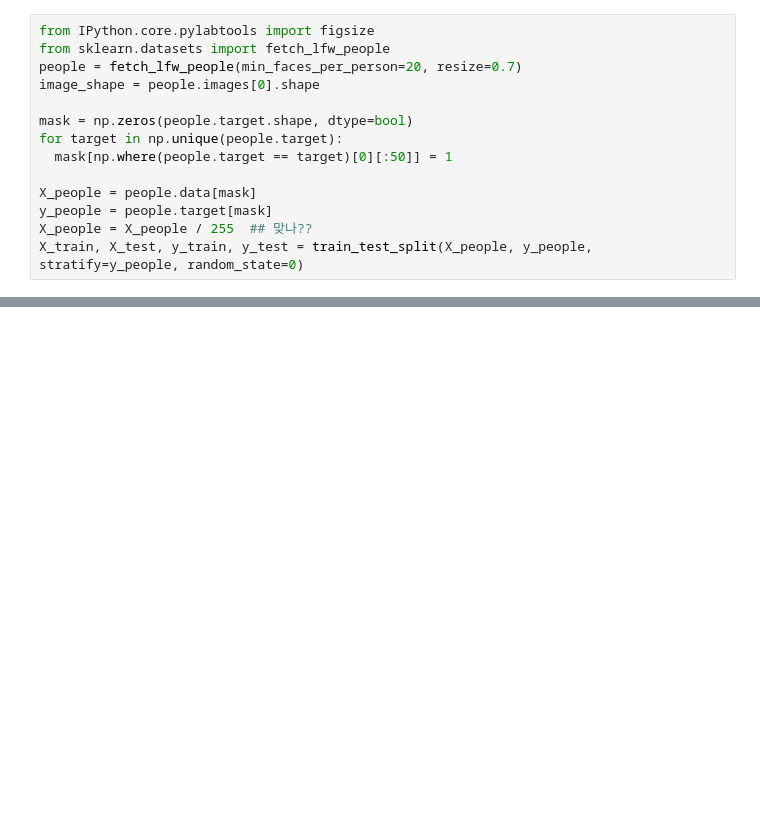
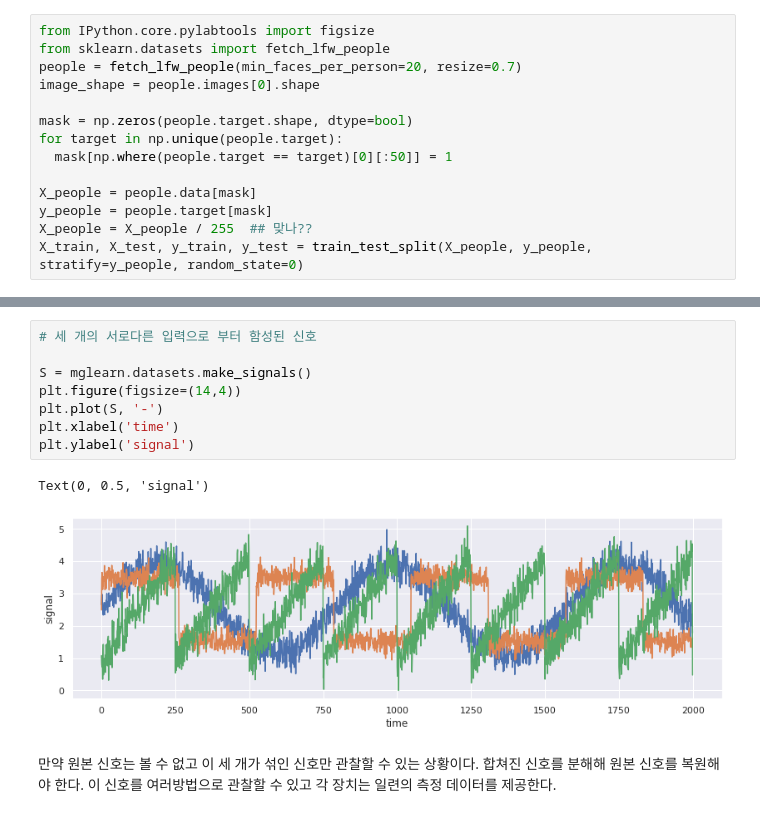
Before and after one commit to 201ssc/python_test1, a Jupyter notebook: 3_4_2_비음수_행렬_분해.ipynb, the cells around one changed output, grey strips where cells are left out. Cells and saved outputs as stored; diff of their text form; blank space fills up the shorter version.

```diff
--- a/3_4_2_비음수_행렬_분해.ipynb
+++ b/3_4_2_비음수_행렬_분해.ipynb
@@ -93,0 +133,15 @@ ______________________________________________________nmf_faces - 588.8s, 9.8min
+# %%
+# 세 개의 서로다른 입력으로 부터 함성된 신호
+
+S = mglearn.datasets.make_signals()
+plt.figure(figsize=(14,4))
+plt.plot(S, '-')
+plt.xlabel('time')
+plt.ylabel('signal')
+# %% [output]
+Text(0, 0.5, 'signal')
+[figure, added]
+# %% [markdown]
+만약 원본 신호는 볼 수 없고 이 세 개가 섞인 신호만 관찰할 수 있는 상황이다.
+합쳐진 신호를 분해해 원본 신호를 복원해야 한다.
+이 신호를 여러방법으로 관찰할 수 있고 각 장치는 일련의 측정 데이터를 제공한다.
```
Also changed, not shown: parts of 29 cells of this notebook.
